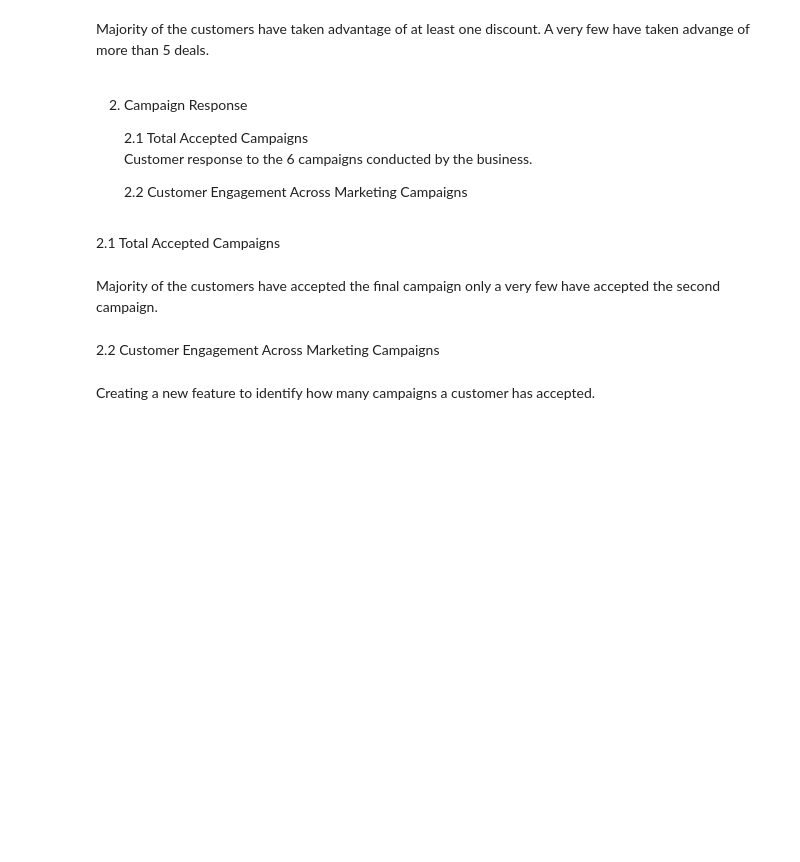
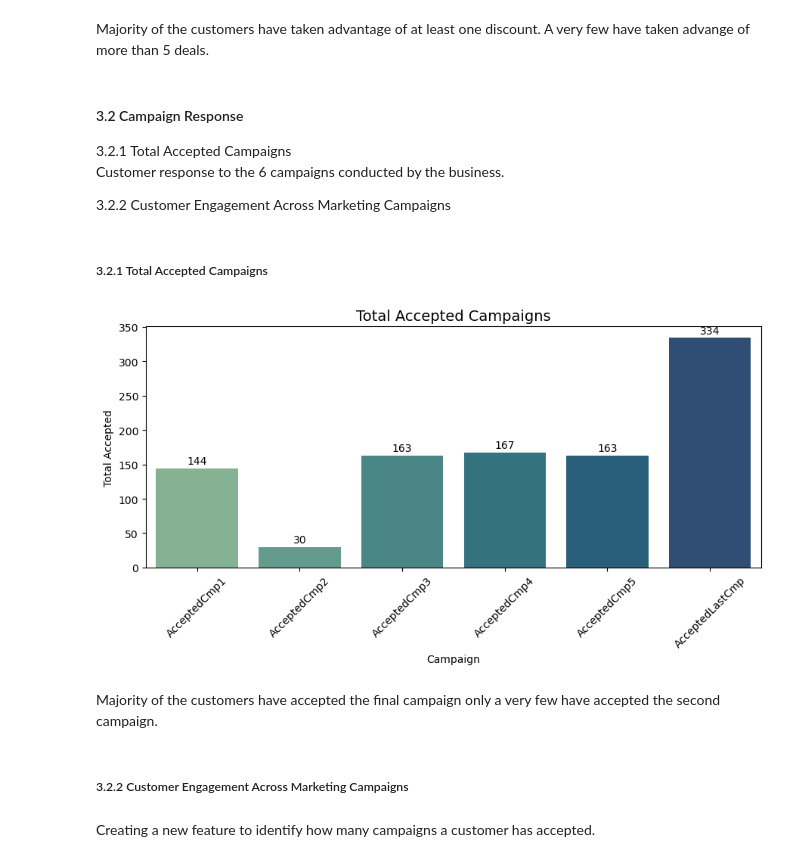
Before and after one commit to Diluni/portfolio, a Jupyter notebook: EDA Project/Clustering_Customer Segmentation_EDA.ipynb, the cells around one changed output. Saved outputs shown, nothing was run; the diff lists cells and outputs as text; code cells hidden in the pictures; blank space fills up the shorter version.

```diff
--- a/EDA Project/Clustering_Customer Segmentation_EDA.ipynb
+++ b/EDA Project/Clustering_Customer Segmentation_EDA.ipynb
@@ -389,9 +361,9 @@ fig.show()
 # %% [markdown]
-2. Campaign Response
+#### 3.2 Campaign Response
 
-    2.1 Total Accepted Campaigns
-         Customer response to the 6 campaigns conducted by the business.
+3.2.1 Total Accepted Campaigns
+     Customer response to the 6 campaigns conducted by the business.
 
-    2.2 Customer Engagement Across Marketing Campaigns
+3.2.2 Customer Engagement Across Marketing Campaigns
 # %% [markdown]
-   2.1 Total Accepted Campaigns
+  ##### 3.2.1 Total Accepted Campaigns
@@ -434,7 +370,47 @@ fig.show()
+# %%
+campaign_cols = [
+    "AcceptedCmp1", "AcceptedCmp2", "AcceptedCmp3",
+    "AcceptedCmp4", "AcceptedCmp5", "Response"
+]
+
+# Prepare data
+campaign_counts = (
+    df[campaign_cols]
+    .sum()
+    .reset_index()
+)
+
+campaign_counts.columns = ["Campaign", "Total_Accepted"]
+
+campaign_counts["Campaign"] = campaign_counts["Campaign"].replace({
+    "Response": "AcceptedLastCmp"
+})
+
+# Plot
+plt.figure(figsize=(9, 5))
+ax = sns.barplot(
+    data=campaign_counts,
+    x="Campaign",
+    y="Total_Accepted",
+    palette="crest", hue="Campaign"
+)
+
+# Add labels on top of bars
+for container in ax.containers:
+    ax.bar_label(container, padding=2)
+
+plt.title("Total Accepted Campaigns", fontsize=14)
+plt.xlabel("Campaign")
+plt.ylabel("Total Accepted")
+plt.xticks(rotation=45)
+plt.tight_layout()
+plt.show()
+# %% [output]
+[figure, added]
 # %% [markdown]
 Majority of the customers have accepted the final campaign only a very few have accepted the second campaign.
 # %% [markdown]
-2.2 Customer Engagement Across Marketing Campaigns
+##### 3.2.2 Customer Engagement Across Marketing Campaigns
 # %% [markdown]
 Creating a new feature to identify how many campaigns a customer has accepted.
 # %%
```
Also changed, not shown: parts of 12 cells of this notebook, 1 other file.
